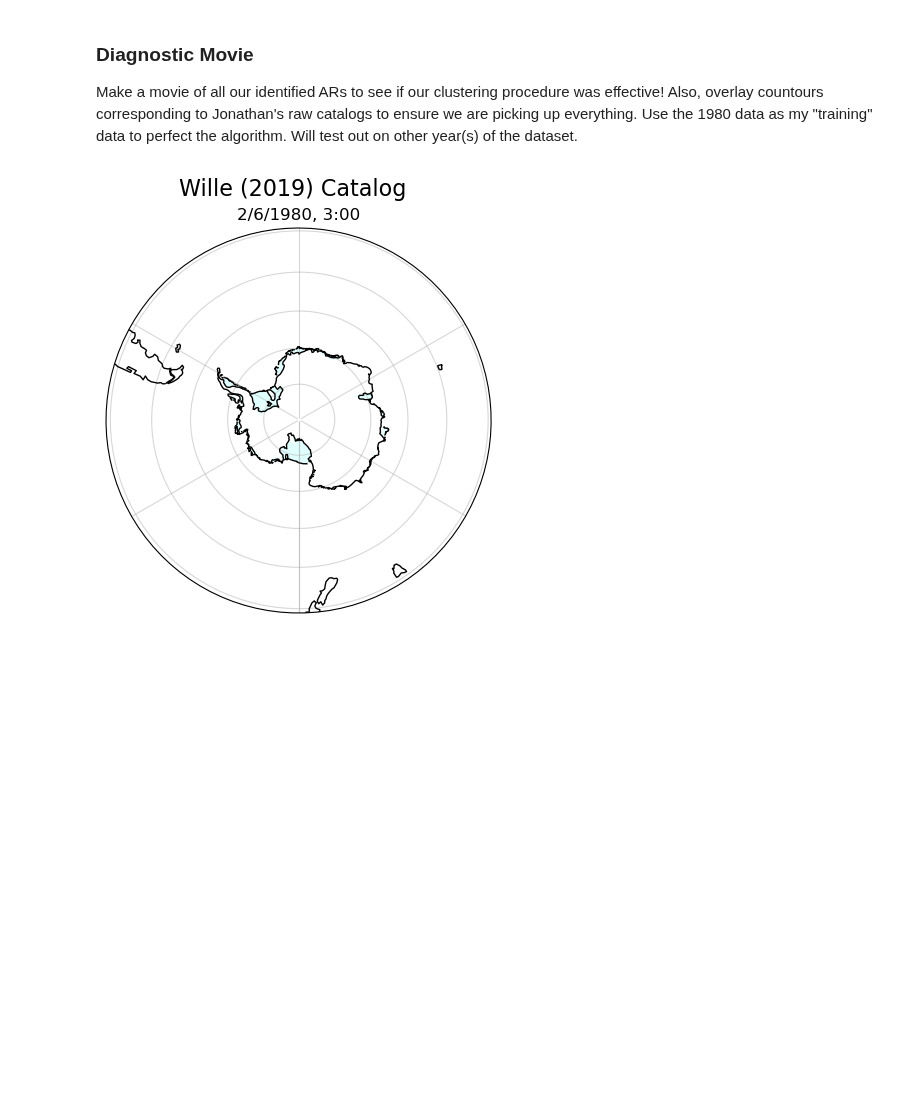
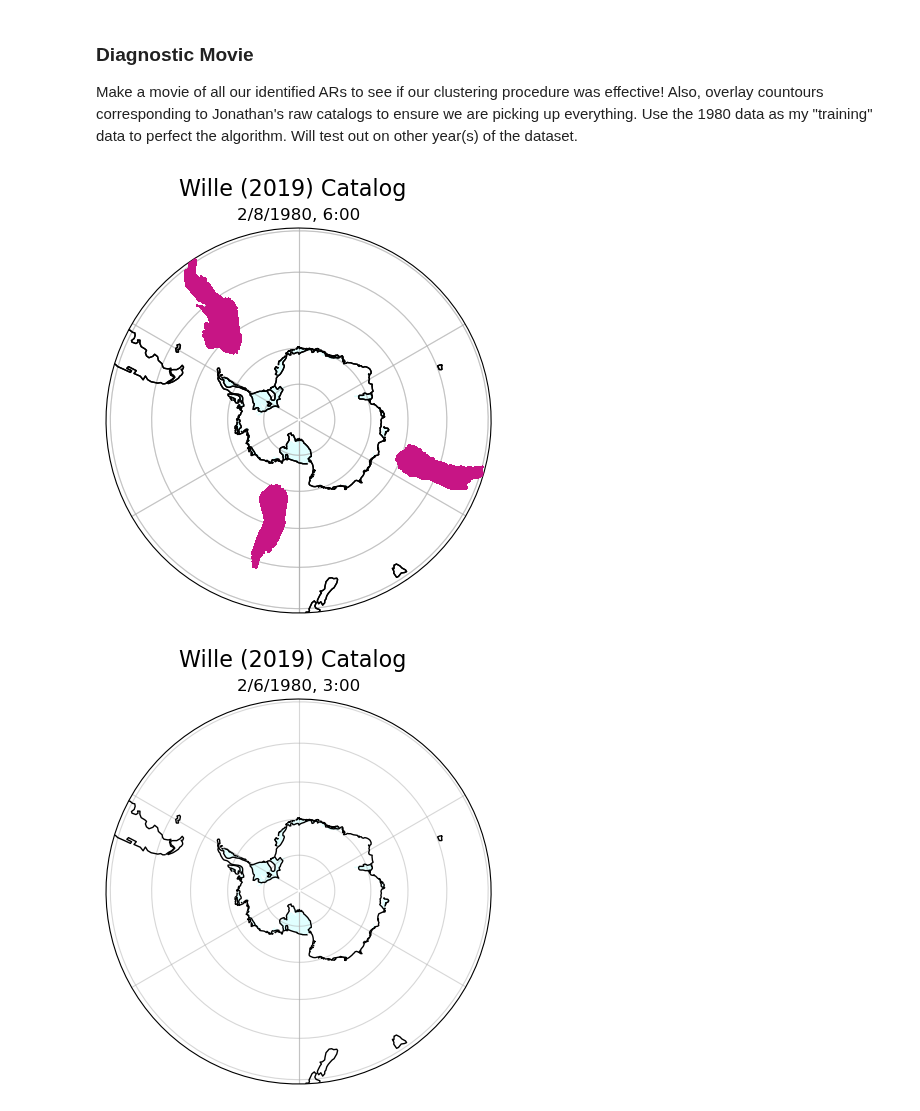
Before and after one commit to jbbutler/extreme_antarctic_ARs, a Jupyter notebook: notebooks/identifier.ipynb, the cells around one changed output. Saved outputs shown, nothing was run; the diff lists cells and outputs as text; code cells hidden in the pictures; blank space fills up the shorter version.

```diff
--- a/notebooks/identifier.ipynb
+++ b/notebooks/identifier.ipynb
@@ -50,8 +50,8 @@ catalog = full_catalog.sel(lat=slice(-86, -39))
 ais_mask = full_ais_mask.sel(lat=slice(-86, -39))
 # %%
 # subset for a year just to showcase the algorithm
-start_date = '1980-01-01T03:00:00.000000000'
-end_date = '1980-12-31T03:00:00.000000000'
+start_date = '1980-02-01T03:00:00.000000000'
+end_date = '1980-02-15T03:00:00.000000000'
 practice_catalog = catalog.sel(time=slice(start_date, end_date))
 # get rid of all time steps for which there is no AR present
 is_ar_time = practice_catalog.ar_binary_tag.any(dim = ['lat', 'lon'])
@@ -166,6 +166,14 @@ def plt_time(j):
 
     time_ts = pd.Timestamp(time_pt)
     ax.set_title(f'{time_ts.month}/{time_ts.day}/{time_ts.year}, {time_ts.hour}:00')
+# %%
+fig, ax = plt.subplots(figsize=(5,5), subplot_kw=dict(projection=ccrs.Stereographic(central_longitude=0., central_latitude=-90.)))
+plt_time(0)
+fig.suptitle('Wille (2019) Catalog', fontsize=16)
+
+plt_time(17)
+# %% [output]
+[figure, added]
 # %%
 fig, ax = plt.subplots(figsize=(5,5), subplot_kw=dict(projection=ccrs.Stereographic(central_longitude=0., central_latitude=-90.)))
 plt_time(0)
```
Also changed, not shown: parts of 3 cells of this notebook, 35 other files.
